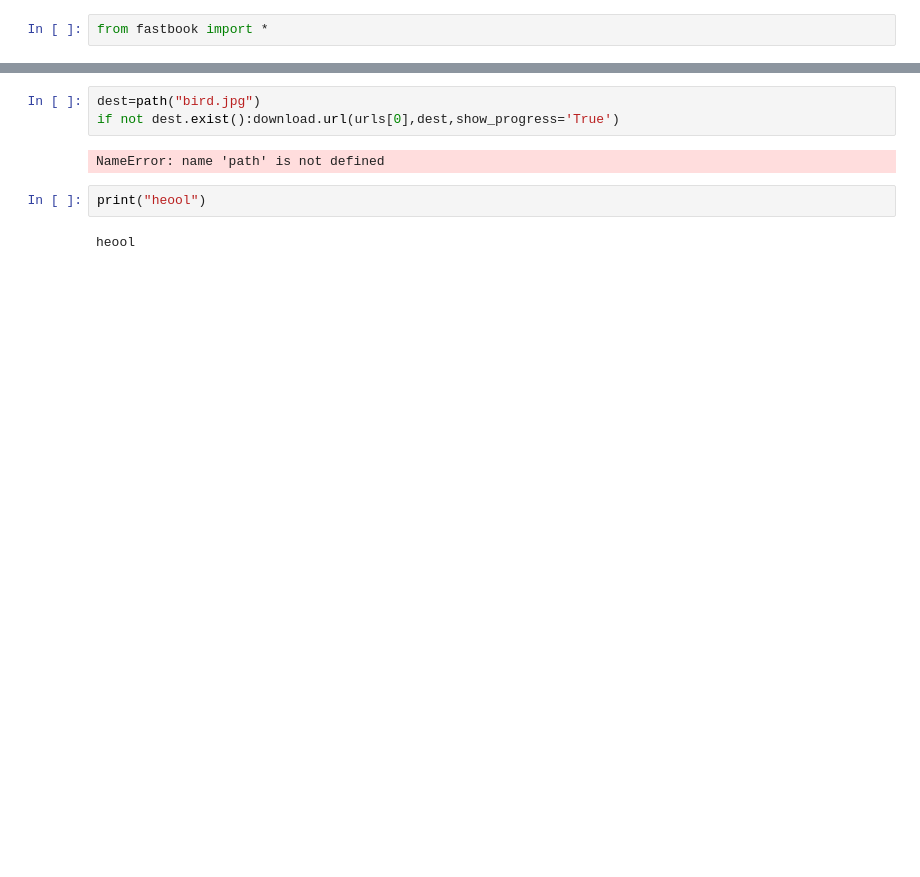
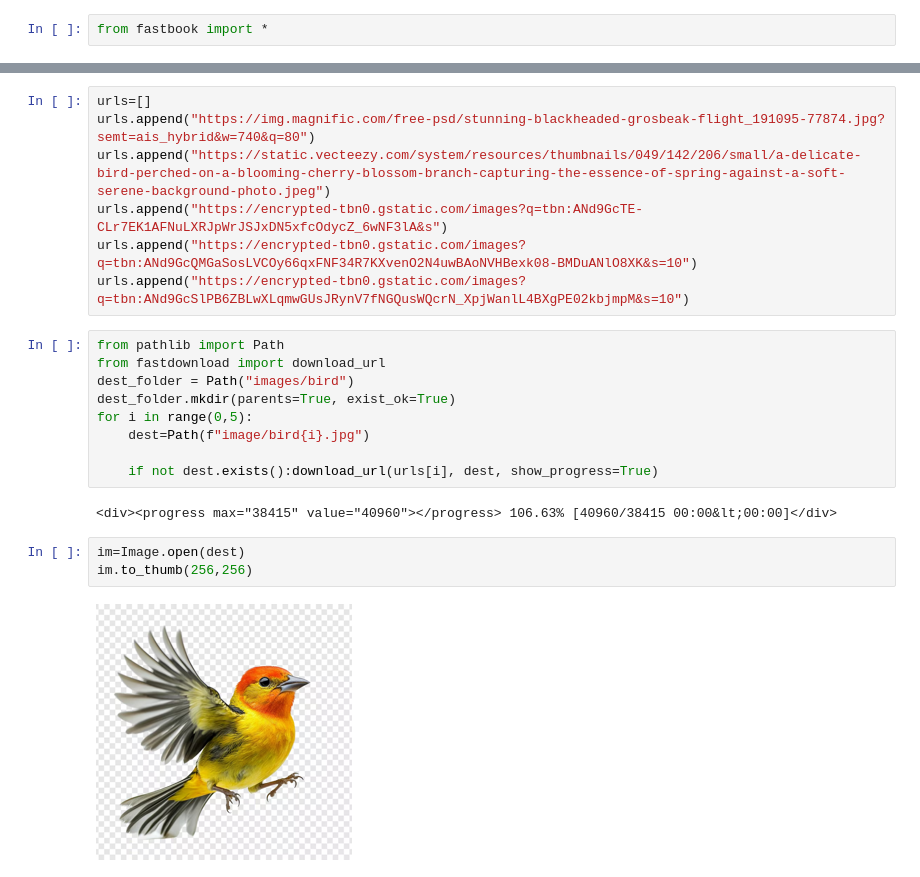
Before and after one commit to VarunthakurVT/deep-learning-, a Jupyter notebook: lession_1/2_fast book.ipynb, the cells around one changed output, grey strips where cells are left out. Drawn from its saved outputs; the diff is of its cells as text; blank space fills up the shorter version.

```diff
--- a/lession_1/2_fast book.ipynb
+++ b/lession_1/2_fast book.ipynb
@@ -15,9 +19,23 @@ URLError: <urlopen error [WinError 10060] A connection attempt failed because th
+# %%
+urls=[]
+urls.append("https://img.magnific.com/free-psd/stunning-blackheaded-grosbeak-flight_191095-77874.jpg?semt=ais_hybrid&w=740&q=80")
+urls.append("https://static.vecteezy.com/system/resources/thumbnails/049/142/206/small/a-delicate-bird-perched-on-a-blooming-cherry-blossom-branch-capturing-the-essence-of-spring-against-a-soft-serene-background-photo.jpeg")
+urls.append("https://encrypted-tbn0.gstatic.com/images?q=tbn:ANd9GcTE-CLr7EK1AFNuLXRJpWrJSJxDN5xfcOdycZ_6wNF3lA&s")
+urls.append("https://encrypted-tbn0.gstatic.com/images?q=tbn:ANd9GcQMGaSosLVCOy66qxFNF34R7KXvenO2N4uwBAoNVHBexk08-BMDuANlO8XK&s=10")
+urls.append("https://encrypted-tbn0.gstatic.com/images?q=tbn:ANd9GcSlPB6ZBLwXLqmwGUsJRynV7fNGQusWQcrN_XpjWanlL4BXgPE02kbjmpM&s=10")
 # %%
-dest=path("bird.jpg")
-if not dest.exist():download.url(urls[0],dest,show_progress='True')
+from pathlib import Path
+from fastdownload import download_url
+dest_folder = Path("images/bird")
+dest_folder.mkdir(parents=True, exist_ok=True)
+for i in range(0,5):
+    dest=Path(f"image/bird{i}.jpg")
+
+    if not dest.exists():download_url(urls[i], dest, show_progress=True)
 # %% [output]
-NameError: name 'path' is not defined
+<div><progress max="38415" value="40960"></progress> 106.63% [40960/38415 00:00&lt;00:00]</div>
 # %%
-print("heool")
+im=Image.open(dest)
+im.to_thumb(256,256)
 # %% [output]
-heool
+[figure, added]
```
Also changed, not shown: parts of 8 cells of this notebook, 8 other files.
